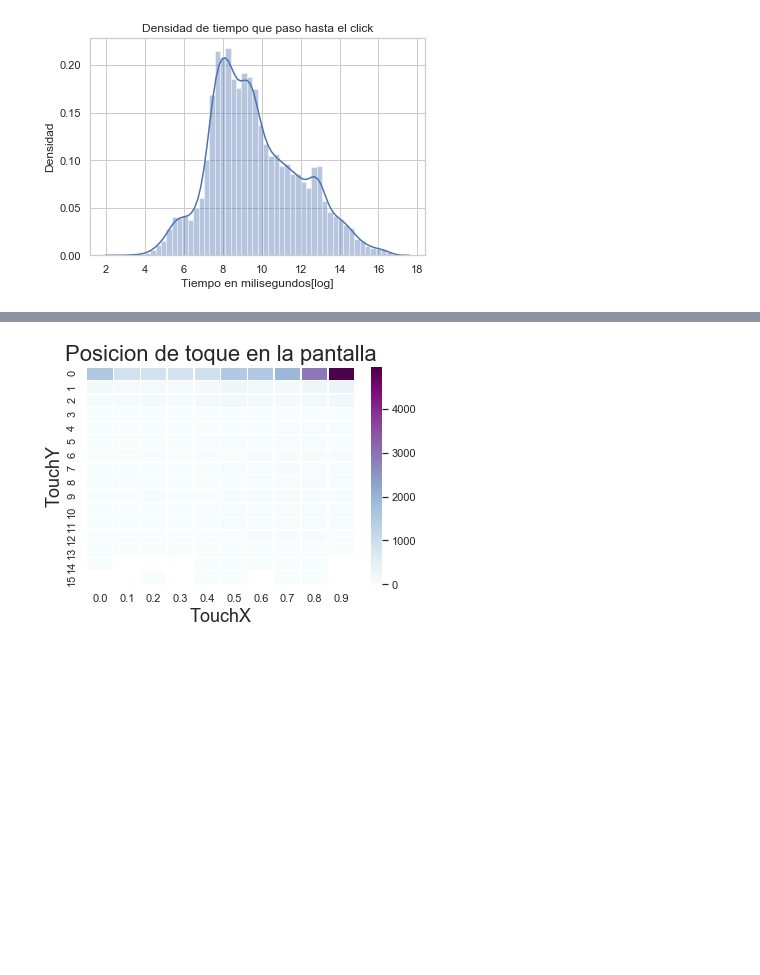
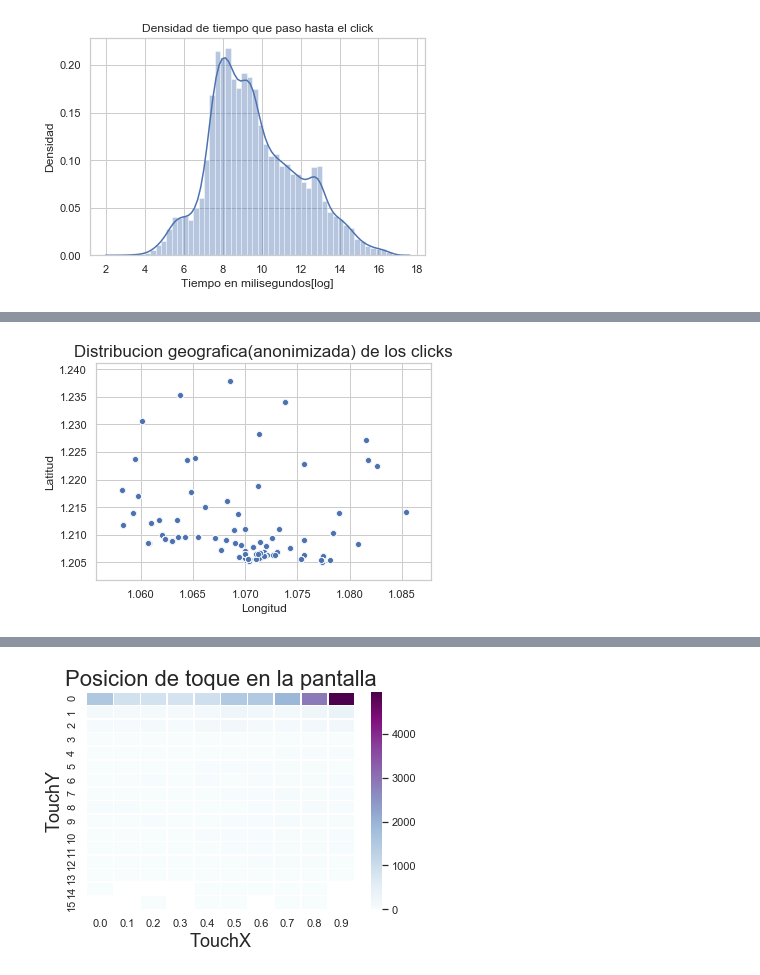
Before and after one commit to EugeniaFranchi/TP-Datos-2019, a Jupyter notebook: Clicks.ipynb, the cells around one changed output, grey strips where cells are left out. Cells and saved outputs as stored; diff of their text form; code cells hidden in the pictures; blank space fills up the shorter version.

Commit message:
Heatmap de tiempo hasta click y densidad geografica

```diff
--- a/Clicks.ipynb
+++ b/Clicks.ipynb
@@ -231,0 +252,7 @@ g.set_ylabel("Densidad");
+# %%
+g = sns.scatterplot(x="longitude", y="latitude", data=clicks)
+g.set_title("Distribucion geografica(anonimizada) de los clicks", fontsize=17)
+g.set_xlabel("Longitud")
+g.set_ylabel("Latitud");
+# %% [output]
+[figure, added]
```
Also changed, not shown: parts of 13 cells of this notebook.
